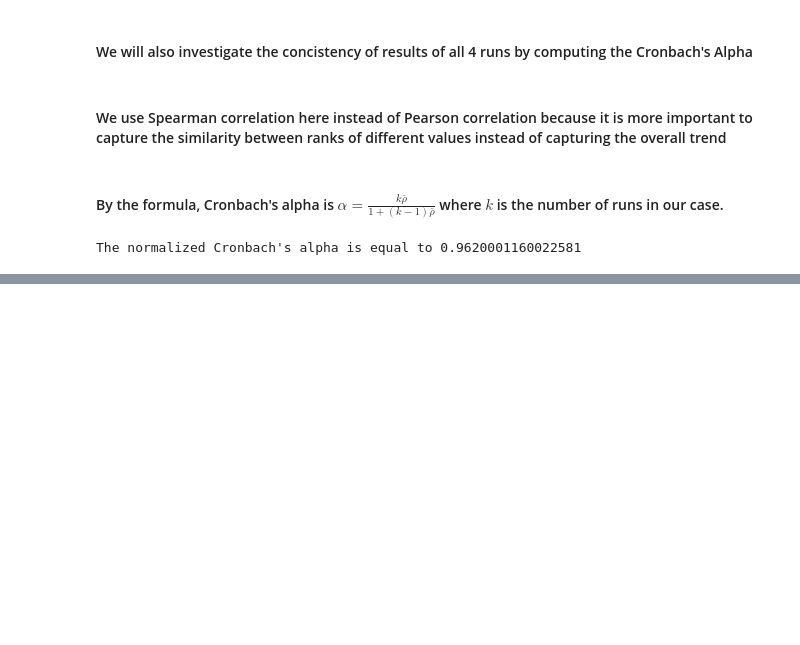
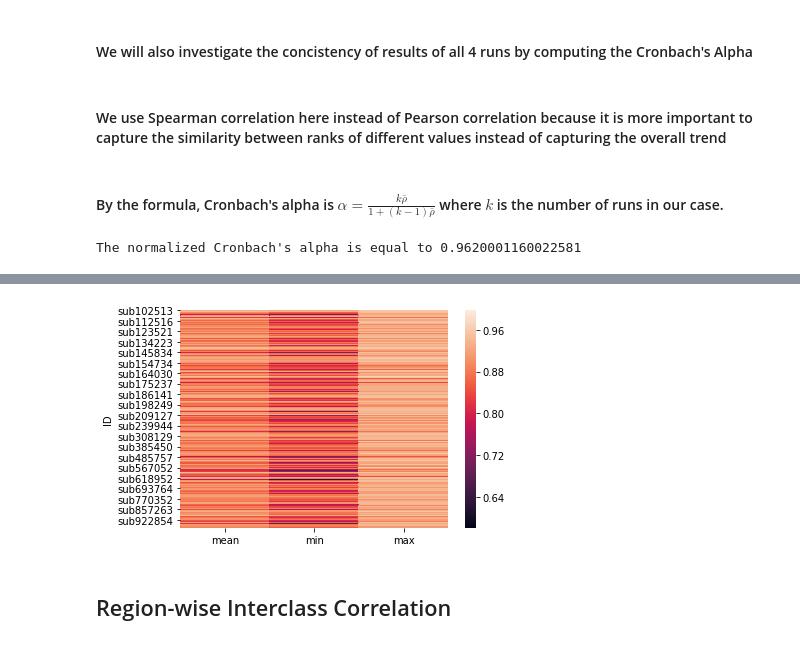
Before and after one commit to DylanYang7225/FMRI-Analysis, a Jupyter notebook: part5_Intraclass_Correlation_and_Interclass_Correlation.ipynb, the cells around one changed output, grey strips where cells are left out. Cells and saved outputs as stored; diff of their text form; code cells hidden in the pictures; blank space fills up the shorter version.

Commit message:
added subject and region level pearson correlations

```diff
--- a/part5_Intraclass_Correlation.ipynb
+++ b/part5_Intraclass_Correlation_and_Interclass_Correlation.ipynb
@@ -293,0 +307,30 @@ The normalized Cronbach's alpha is equal to 0.9620001160022581
+# %%
+for sub in sub_IDs:
+    sub_corr12.append(pearsonr(all_Rscore[0].loc[sub],all_Rscore[1].loc[sub])[0])
+    sub_corr13.append(pearsonr(all_Rscore[0].loc[sub],all_Rscore[2].loc[sub])[0])
+    sub_corr14.append(pearsonr(all_Rscore[0].loc[sub],all_Rscore[3].loc[sub])[0])
+    sub_corr23.append(pearsonr(all_Rscore[1].loc[sub],all_Rscore[2].loc[sub])[0])
+    sub_corr24.append(pearsonr(all_Rscore[1].loc[sub],all_Rscore[3].loc[sub])[0])
+    sub_corr34.append(pearsonr(all_Rscore[2].loc[sub],all_Rscore[3].loc[sub])[0])
+
+sub_corr12 = pd.DataFrame(sub_corr12,index=sub_IDs,columns=['run1_vs_run2'])
+sub_corr13 = pd.DataFrame(sub_corr13,index=sub_IDs,columns=['run1_vs_run3'])
+sub_corr14 = pd.DataFrame(sub_corr14,index=sub_IDs,columns=['run1_vs_run4'])
+sub_corr23 = pd.DataFrame(sub_corr23,index=sub_IDs,columns=['run2_vs_run3'])
+sub_corr24 = pd.DataFrame(sub_corr24,index=sub_IDs,columns=['run2_vs_run4'])
+sub_corr34 = pd.DataFrame(sub_corr34,index=sub_IDs,columns=['run3_vs_run4'])
+# %%
+sub_corr = pd.concat([sub_corr12,sub_corr13,sub_corr14,sub_corr23,sub_corr24,sub_corr34],axis=1,sort=True)
+# %%
+sub_corr['mean'] = sub_corr.mean(axis=1)
+sub_corr['min'] = sub_corr.min(axis=1)
+sub_corr['max'] = sub_corr.max(axis=1)
+# %%
+min_max_mean = sub_corr[['mean','min','max']]
+# %%
+seaborn.heatmap(min_max_mean)
+plt.show()
+# %% [output]
+[figure, added]
+# %% [markdown]
+## Region-wise Interclass Correlation
```
Also changed, not shown: parts of 17 cells of this notebook.
